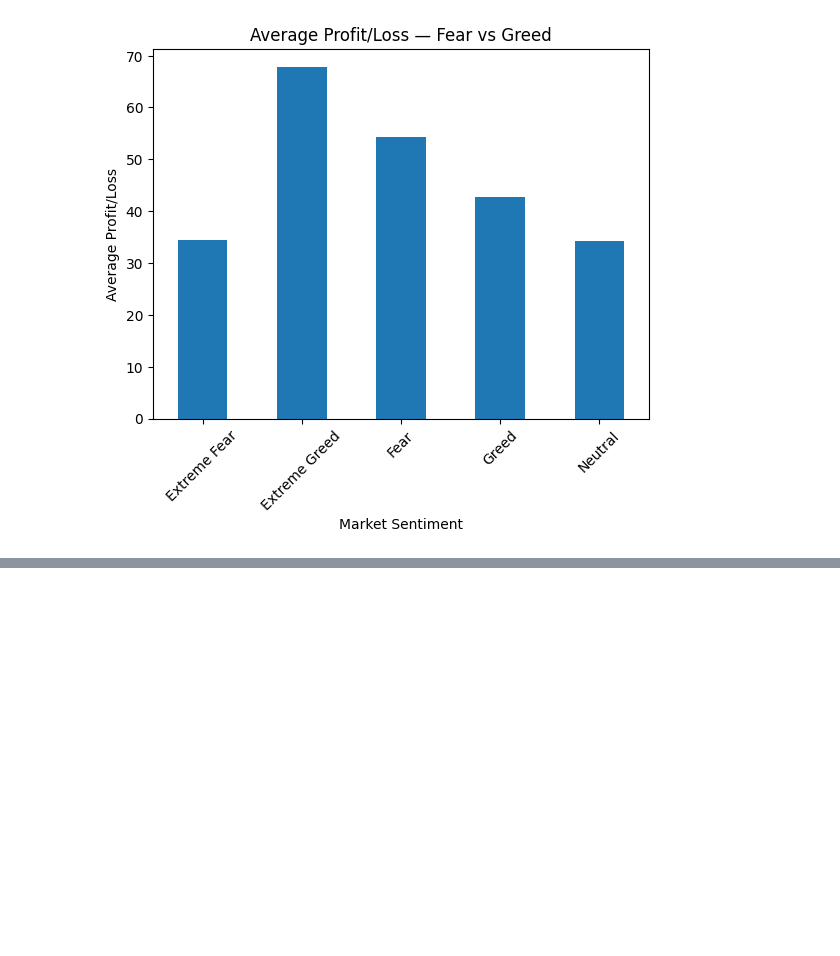
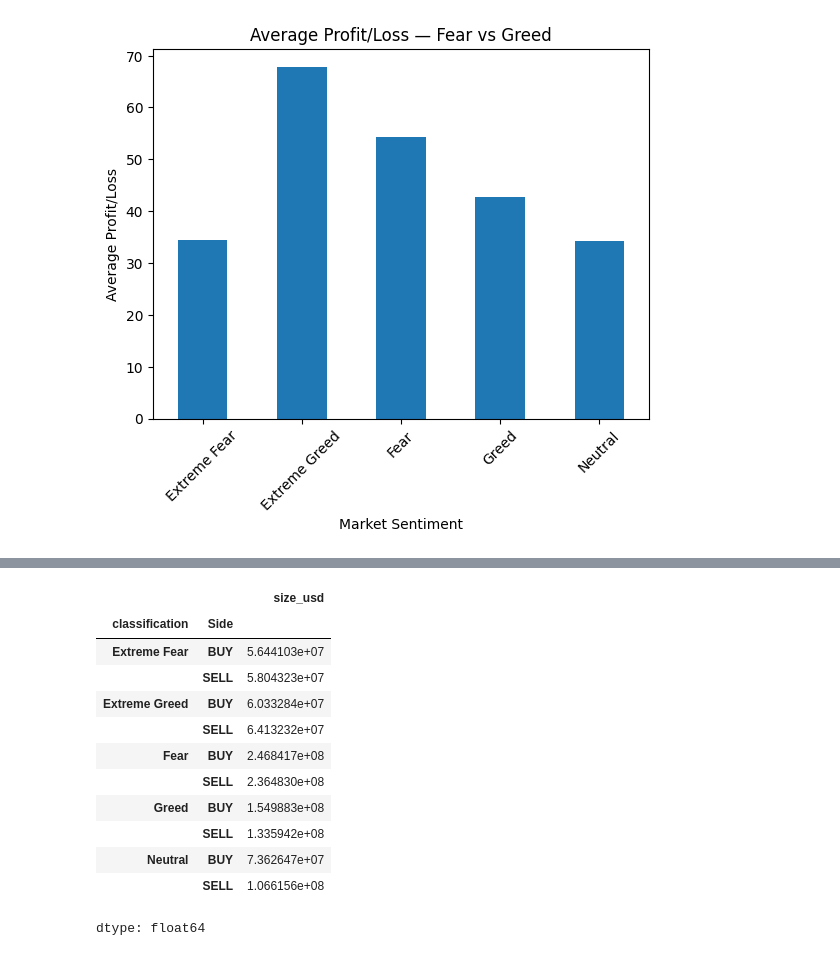
Before and after one commit to mohitsbh/ds_mohit_bhosale, a Jupyter notebook: notebook_1.ipynb, the cells around one changed output, grey strips where cells are left out. Cells and saved outputs as stored; diff of their text form; code cells hidden in the pictures; blank space fills up the shorter version.

```diff
--- a/notebook_1.ipynb
+++ b/notebook_1.ipynb
@@ -255,0 +280,16 @@ plt.show()
+# %%
+merged_clean.groupby(['classification', 'Side'])['size_usd'].sum()
+# %% [output]
+|  |  | size_usd |
+| classification | Side |  |
+| Extreme Fear | BUY | 5.644103e+07 |
+|  | SELL | 5.804323e+07 |
+| Extreme Greed | BUY | 6.033284e+07 |
+|  | SELL | 6.413232e+07 |
+| Fear | BUY | 2.468417e+08 |
+|  | SELL | 2.364830e+08 |
+| Greed | BUY | 1.549883e+08 |
+|  | SELL | 1.335942e+08 |
+| Neutral | BUY | 7.362647e+07 |
+|  | SELL | 1.066156e+08 |
+dtype: float64
```
Also changed, not shown: parts of 6 cells of this notebook.
